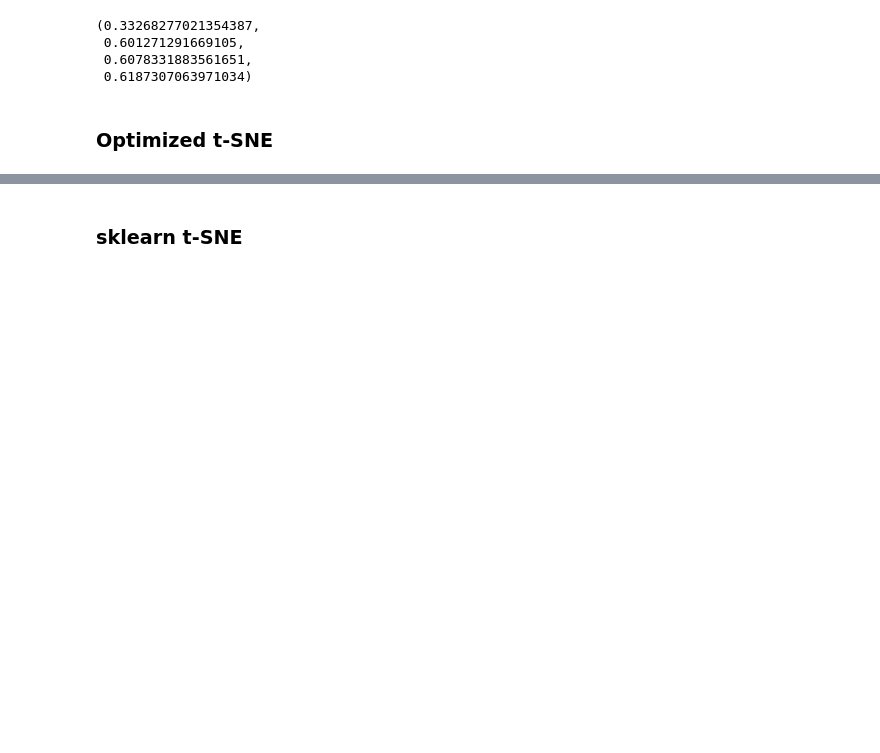
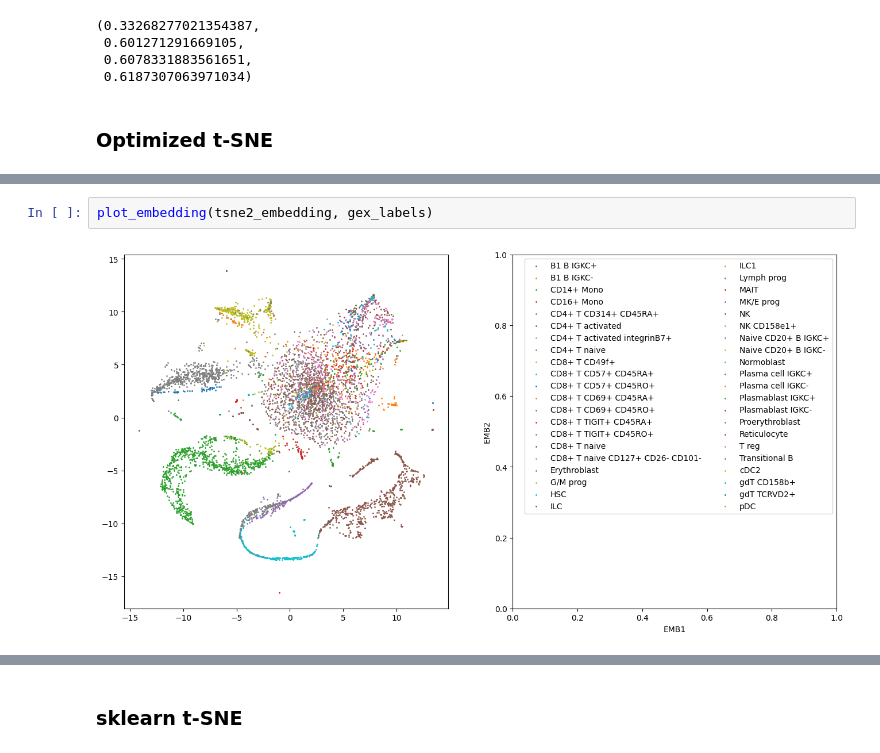
Before and after one commit to just1ce415/MMML_project, a Jupyter notebook: experiments.ipynb, the cells around one changed output, grey strips where cells are left out. Cells and saved outputs as stored; diff of their text form; blank space fills up the shorter version.

```diff
--- a/experiments.ipynb
+++ b/experiments.ipynb
@@ -162,0 +194,4 @@ Number of Leiden clusters: (29,)
+# %%
+plot_embedding(tsne2_embedding, gex_labels)
+# %% [output]
+[figure, added]
```
Also changed, not shown: parts of 6 cells of this notebook, 1 other file.
